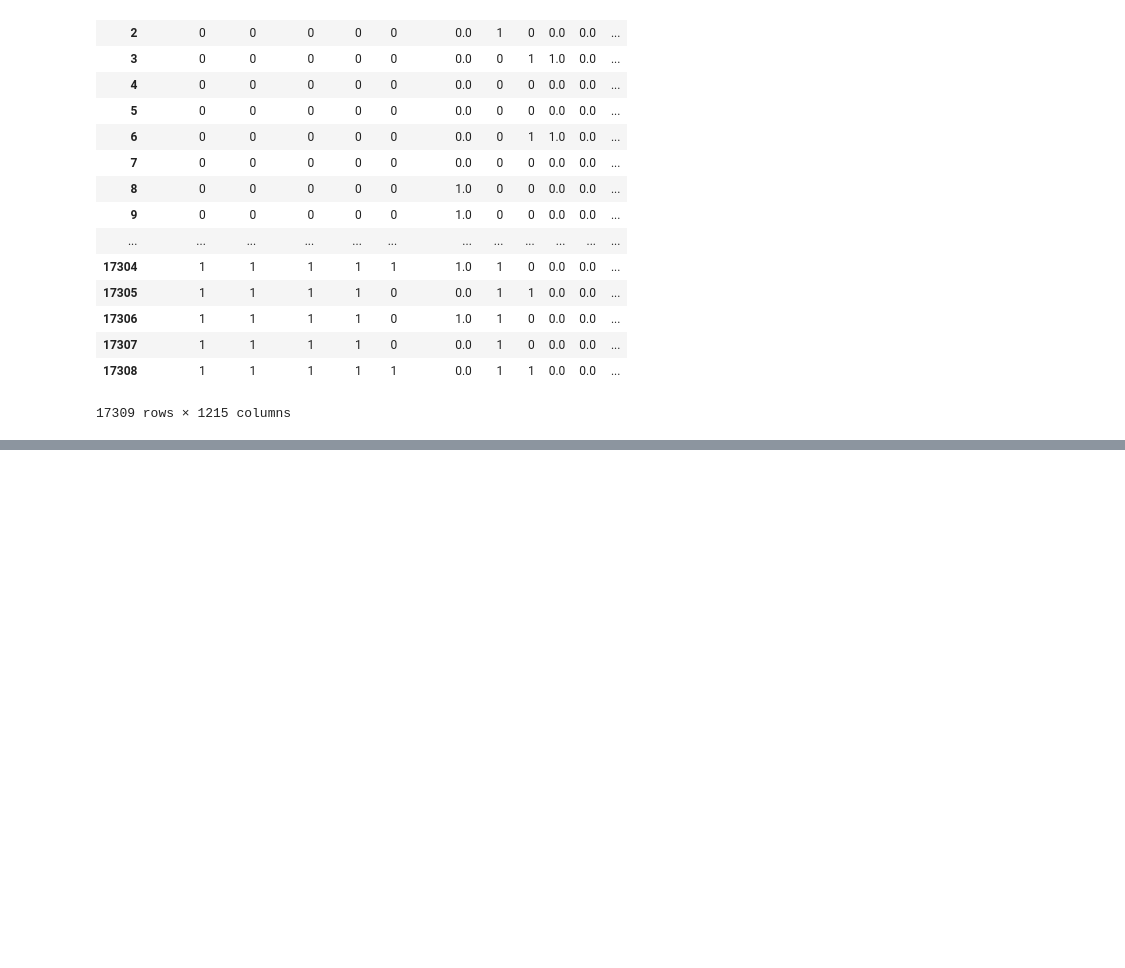
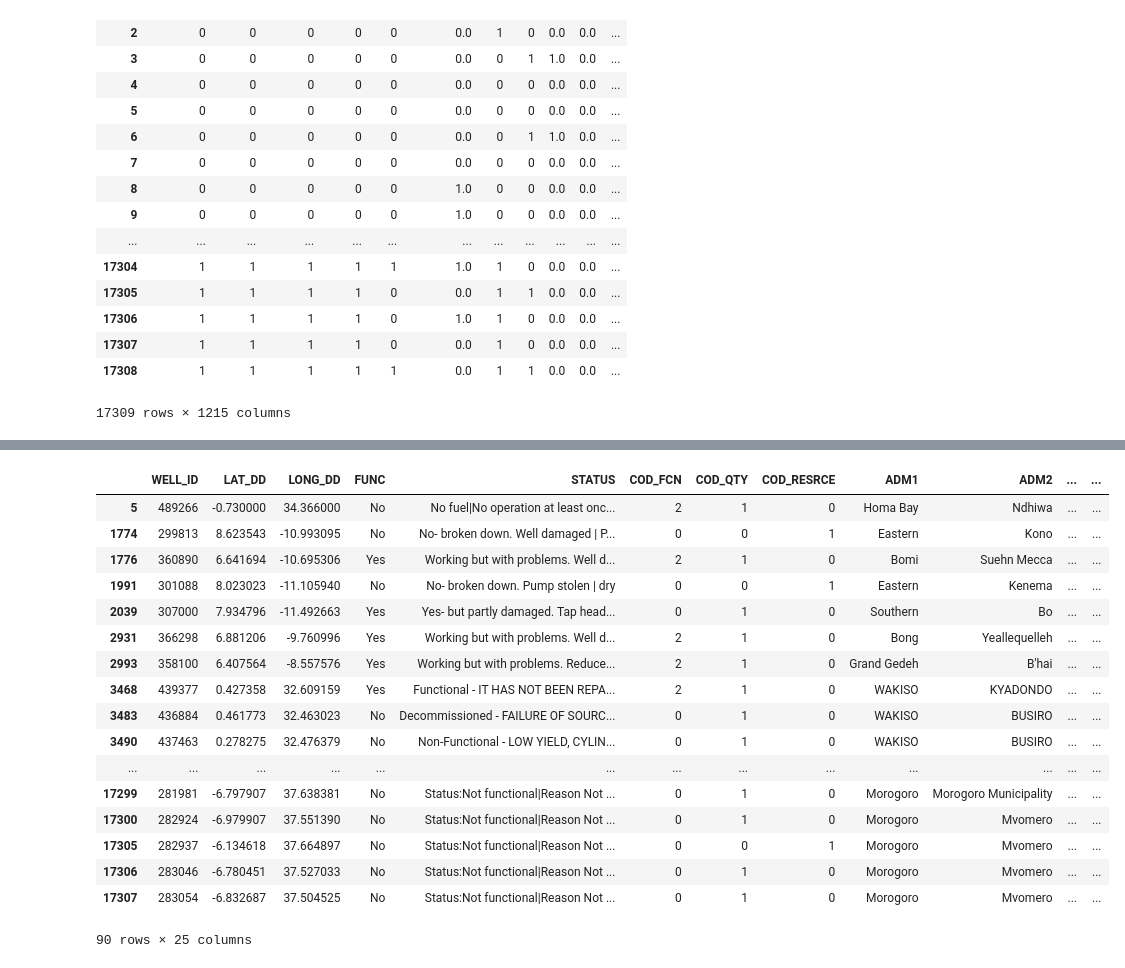
Before and after one commit to yeemey/haackwell, a Jupyter notebook: notebooks/extract_status_todummy.ipynb, the cells around one changed output, grey strips where cells are left out. Cells and saved outputs as stored; diff of their text form; code cells hidden in the pictures; blank space fills up the shorter version.

Commit message:
added code to extract other failure types to csv.

```diff
--- a/notebooks/extract_status_todummy.ipynb
+++ b/notebooks/extract_status_todummy.ipynb
@@ -193,13 +194,11 @@ outdf1
 17309 rows × 1215 columns
 # %%
 # admin fail
-admin = ['committee', 'wsc', 'fuel', 'theft', 'vandalised', 'stolen', 'beneficiaries', 'pay',' paid', 'funds', 'bill', 'people', 'personnel']
+admin_0 = ['committee', 'wsc', 'fuel', 'theft', 'vandalised', 'stolen', 'beneficiaries', 'pay',' paid', 'funds', 'bill', 'people', 'personnel']
 
 # mech fail
-mech = ['pump', 'handle', 'pipes', 'tank', 'construction', 'cylinder', 'apron', 'repair', 'parts', 'installation', 'broken', 'blocked', 'technical']
+mech_1 = ['pump', 'handle', 'pipes', 'tank', 'construction', 'cylinder', 'apron', 'repair', 'parts', 'installation', 'broken', 'blocked', 'technical']
+
+# environmental fail
+env_2 = ['reduced', 'water', 'table', 'lowered', 'drought', 'dry', 'dried', 'low', 'yield', 'flow', 'poor', 'retention', 'shortage', 'source', 'lack','dry', 'season', 'jerican', 'jerry', 'shallow', 'climatic','insufficient']
+pollution_3 = ['salty', 'sited', 'millky', 'coloured', 'contaminated', 'odour', 'smell', 'muddy', 'black', 'poor', 'dirty', 'silt', 'soil']
-# %%
-#mech_ind
-outdf1['mechfail'] = outdf1.loc[:, mech].apply(lambda x: 1 if sum(x)>0 else 0, axis=1)
-
-temp = wells.merge(pd.DataFrame(outdf1.loc[:,'mechfail']), how='left', left_index=True, right_index=True)
-temp
@@ -224,0 +205,11 @@ temp
+# %%
+# mech_ind
+outdf1['adminfail'] = outdf1.loc[:, admin_0].fillna(0).apply(lambda x: 1 if sum(x)>0 else 0, axis=1)
+outdf1['mechfail'] = outdf1.loc[:, mech_1].fillna(0).apply(lambda x: 1 if sum(x)>0 else 0, axis=1)
+outdf1['envfail'] = outdf1.loc[:, env_2].fillna(0).apply(lambda x: 1 if sum(x)>0 else 0, axis=1)
+outdf1['pollutionfail'] = outdf1.loc[:, pollution_3].fillna(0).apply(lambda x: 1 if sum(x)>0 else 0, axis=1)
+
+# All failure markers to csv
+
+wellfails = wells.merge(pd.DataFrame(outdf1.loc[:, ['adminfail', 'mechfail', 'envfail', 'pollutionfail']]), how='left', left_index=True, right_index=True)
+wellfails.to_csv('/Users/ymseah/Google Drive/GeoHackWeek/haackwell/dat/wellfails.csv', doublequote=False, index=False)
@@ -224,0 +237,21 @@ temp
+# %%
+wellfails[wellfails['adminfail'] == 1.0]
+# %% [output]
+|  | WELL_ID | LAT_DD | LONG_DD | FUNC | STATUS | COD_FCN | COD_QTY | COD_RESRCE | ADM1 | ADM2 | ... | ... |
+| 5 | 489266 | -0.730000 | 34.366000 | No | No fuel|No operation at least onc... | 2 | 1 | 0 | Homa Bay | Ndhiwa | ... | ... |
+| 1774 | 299813 | 8.623543 | -10.993095 | No | No- broken down. Well damaged | P... | 0 | 0 | 1 | Eastern | Kono | ... | ... |
+| 1776 | 360890 | 6.641694 | -10.695306 | Yes | Working but with problems. Well d... | 2 | 1 | 0 | Bomi | Suehn Mecca | ... | ... |
+| 1991 | 301088 | 8.023023 | -11.105940 | No | No- broken down. Pump stolen | dry | 0 | 0 | 1 | Eastern | Kenema | ... | ... |
+| 2039 | 307000 | 7.934796 | -11.492663 | Yes | Yes- but partly damaged. Tap head... | 0 | 1 | 0 | Southern | Bo | ... | ... |
+| 2931 | 366298 | 6.881206 | -9.760996 | Yes | Working but with problems. Well d... | 2 | 1 | 0 | Bong | Yeallequelleh | ... | ... |
+| 2993 | 358100 | 6.407564 | -8.557576 | Yes | Working but with problems. Reduce... | 2 | 1 | 0 | Grand Gedeh | B'hai | ... | ... |
+| 3468 | 439377 | 0.427358 | 32.609159 | Yes | Functional - IT HAS NOT BEEN REPA... | 2 | 1 | 0 | WAKISO | KYADONDO | ... | ... |
+| 3483 | 436884 | 0.461773 | 32.463023 | No | Decommissioned - FAILURE OF SOURC... | 0 | 1 | 0 | WAKISO | BUSIRO | ... | ... |
+| 3490 | 437463 | 0.278275 | 32.476379 | No | Non-Functional - LOW YIELD, CYLIN... | 0 | 1 | 0 | WAKISO | BUSIRO | ... | ... |
+| ... | ... | ... | ... | ... | ... | ... | ... | ... | ... | ... | ... | ... |
+| 17299 | 281981 | -6.797907 | 37.638381 | No | Status:Not functional|Reason Not ... | 0 | 1 | 0 | Morogoro | Morogoro Municipality | ... | ... |
+| 17300 | 282924 | -6.979907 | 37.551390 | No | Status:Not functional|Reason Not ... | 0 | 1 | 0 | Morogoro | Mvomero | ... | ... |
+| 17305 | 282937 | -6.134618 | 37.664897 | No | Status:Not functional|Reason Not ... | 0 | 0 | 1 | Morogoro | Mvomero | ... | ... |
+| 17306 | 283046 | -6.780451 | 37.527033 | No | Status:Not functional|Reason Not ... | 0 | 1 | 0 | Morogoro | Mvomero | ... | ... |
+| 17307 | 283054 | -6.832687 | 37.504525 | No | Status:Not functional|Reason Not ... | 0 | 1 | 0 | Morogoro | Mvomero | ... | ... |
+90 rows × 25 columns
```
Also changed, not shown: parts of 12 cells of this notebook, 1 other file.
